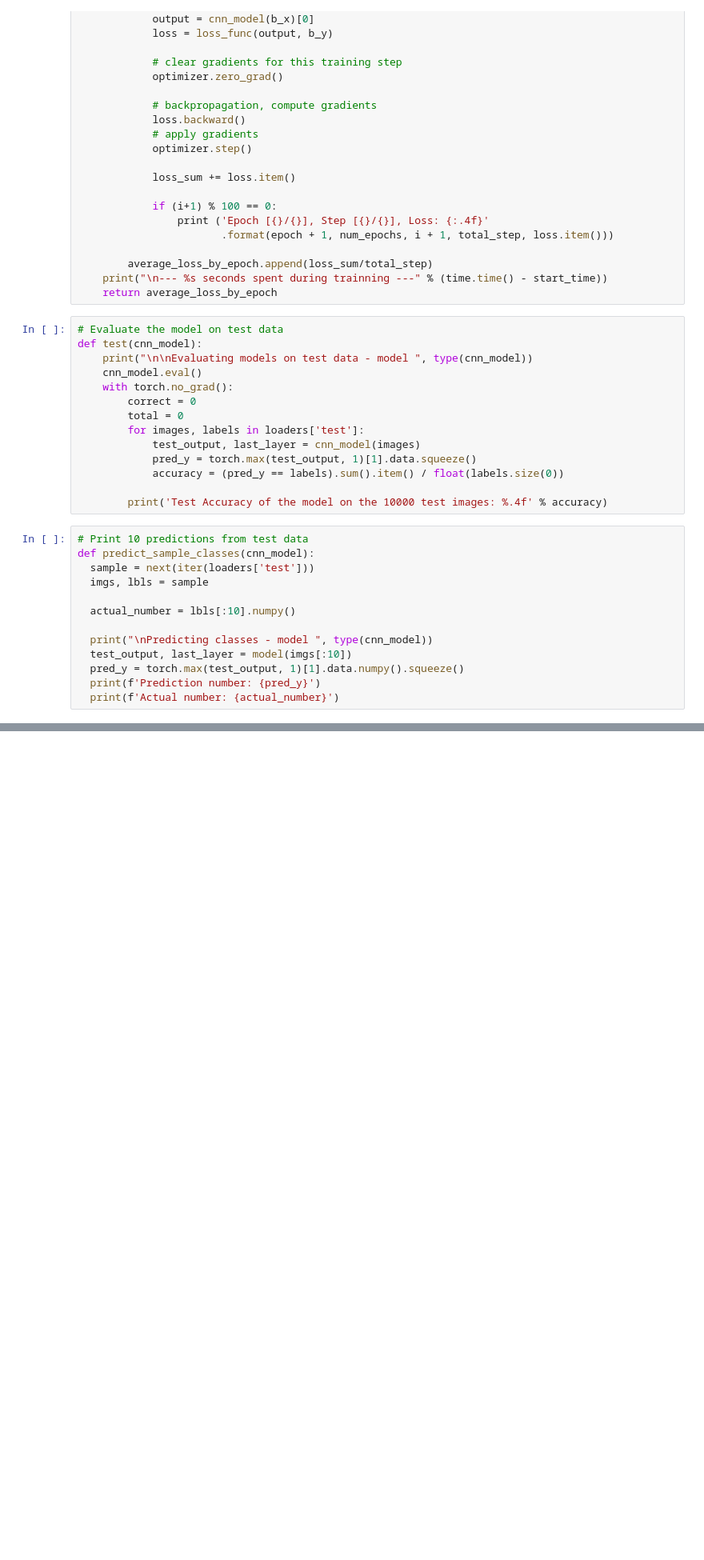
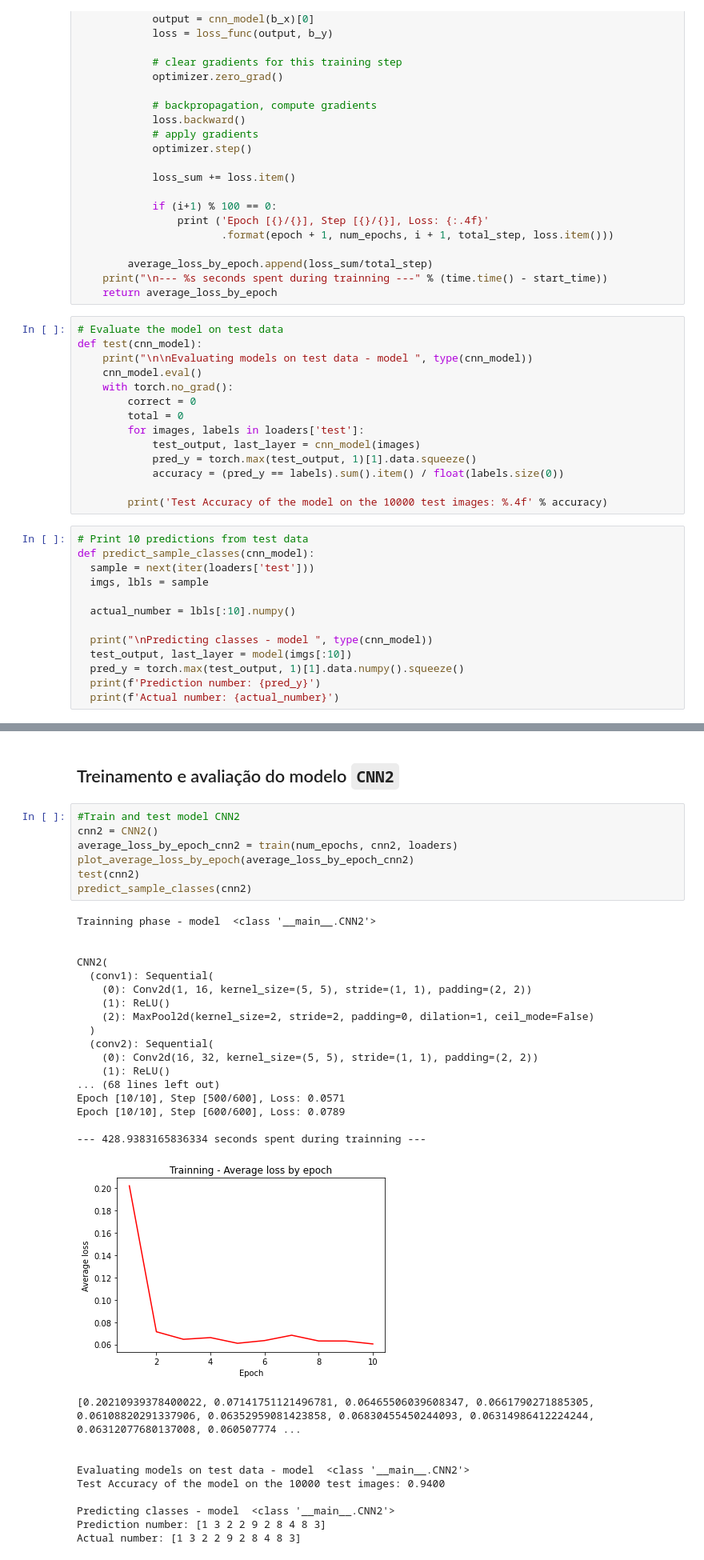
Before and after one commit to aaperei/data-science, a Jupyter notebook: cnn.ipynb, the cells around one changed output, grey strips where cells are left out. Shown: that part at 80% size. Cells and saved outputs as stored; diff of their text form; blank space fills up the shorter version.

```diff
--- a/cnn.ipynb
+++ b/cnn.ipynb
@@ -548,0 +504,37 @@ Epoch [5/10], Step [400/600], Loss: 2.3005
+# %% [markdown]
+## Treinamento e avaliação do modelo `CNN2`
+# %%
+#Train and test model CNN2
+cnn2 = CNN2()
+average_loss_by_epoch_cnn2 = train(num_epochs, cnn2, loaders)
+plot_average_loss_by_epoch(average_loss_by_epoch_cnn2)
+test(cnn2)
+predict_sample_classes(cnn2)
+# %% [output]
+Trainning phase - model  <class '__main__.CNN2'>
+
+
+CNN2(
+  (conv1): Sequential(
+    (0): Conv2d(1, 16, kernel_size=(5, 5), stride=(1, 1), padding=(2, 2))
+    (1): ReLU()
+    (2): MaxPool2d(kernel_size=2, stride=2, padding=0, dilation=1, ceil_mode=False)
+  )
+  (conv2): Sequential(
+    (0): Conv2d(16, 32, kernel_size=(5, 5), stride=(1, 1), padding=(2, 2))
+    (1): ReLU()
+... (68 lines left out)
+Epoch [10/10], Step [500/600], Loss: 0.0571
+Epoch [10/10], Step [600/600], Loss: 0.0789
+
+--- 428.9383165836334 seconds spent during trainning ---
+[figure, added]
+[0.20210939378400022, 0.07141751121496781, 0.06465506039608347, 0.0661790271885305, 0.06108820291337906, 0.06352959081423858, 0.06830455450244093, 0.06314986412224244, 0.06312077680137008, 0.060507774 ...
+
+
+Evaluating models on test data - model  <class '__main__.CNN2'>
+Test Accuracy of the model on the 10000 test images: 0.9400
+
+Predicting classes - model  <class '__main__.CNN2'>
+Prediction number: [1 3 2 2 9 2 8 4 8 3]
+Actual number: [1 3 2 2 9 2 8 4 8 3]
```
Also changed, not shown: parts of 26 cells of this notebook.
